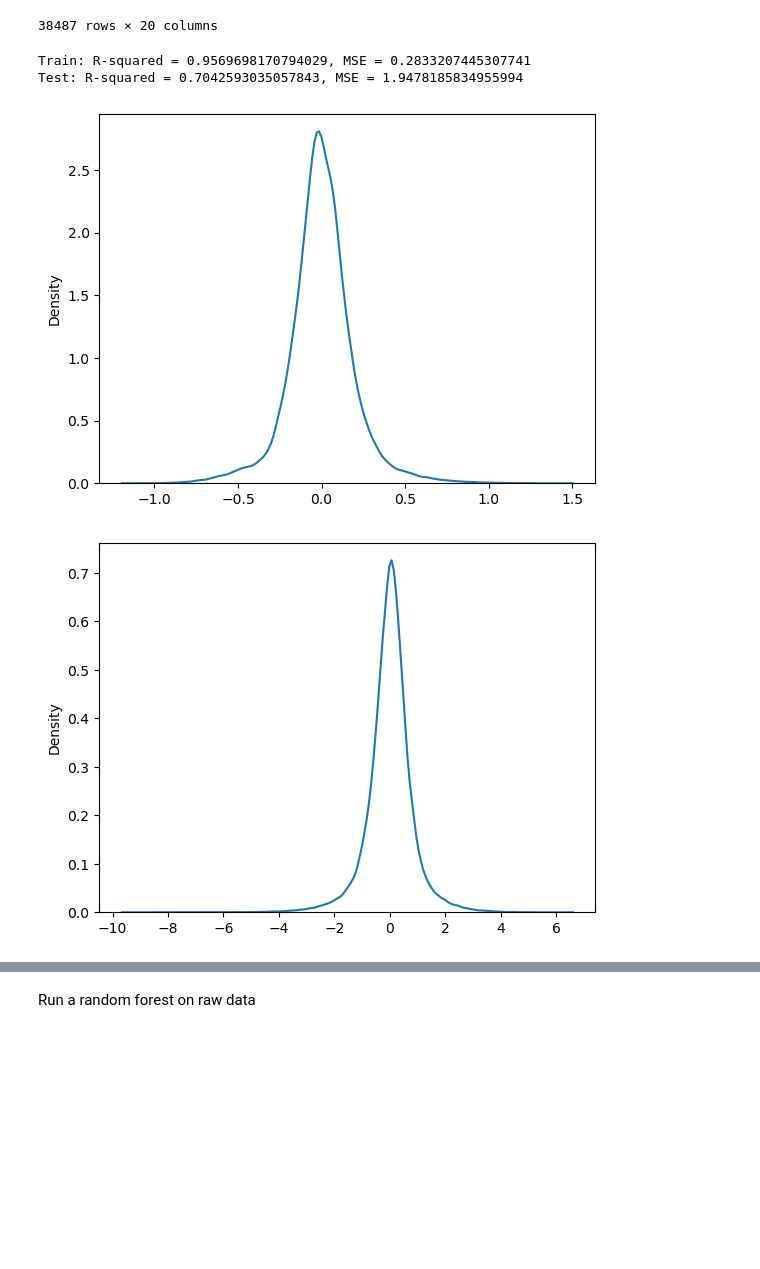
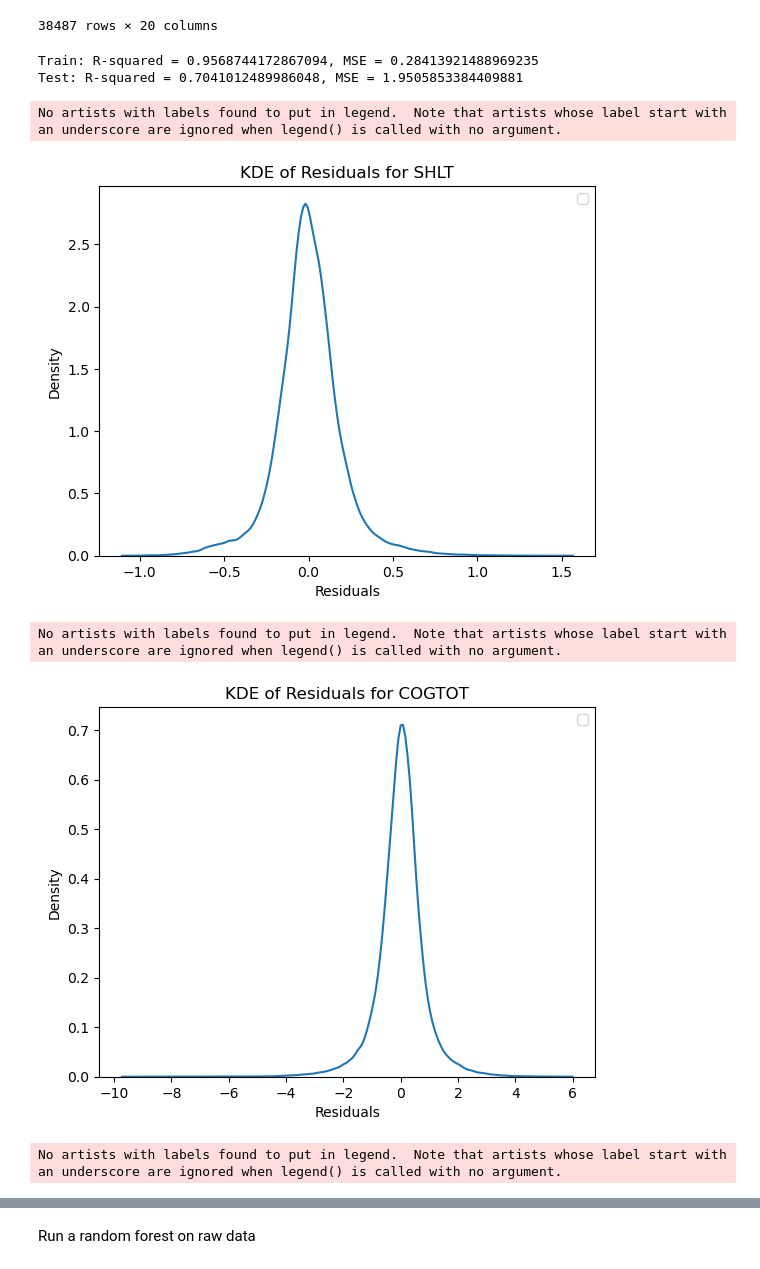
Before and after one commit to YuzhenZhou1327/ESE527_Project_HRS, a Jupyter notebook: data analysis.ipynb, the cells around one changed output, grey strips where cells are left out. Cells and saved outputs as stored; diff of their text form; code cells hidden in the pictures; blank space fills up the shorter version.

Commit message:
Add new images for data description and output

```diff
--- a/data analysis.ipynb
+++ b/data analysis.ipynb
@@ -73,17 +73,25 @@ pd.read_csv('cleaned_extracted_data.csv')
 # %%
 # df = pd.read_csv('cleaned_extracted_data.csv').drop(["HINPOVA","INHPE"], axis = 1)
 
 df = pd.read_csv('Removed_outliers_byGroup_data.csv')
 
 X = df.drop(['SHLT', 'COGTOT', 'MSTOT'], axis=1).values
 y = df[['SHLT', 'COGTOT', 'MSTOT']].values
+target_columns_1 = ['SHLT', 'COGTOT', 'MSTOT']
 
 train_e, test_e = kf_RandomFroestRegressor(X,y)
-for i in range(3):
-    sns.kdeplot(train_e[:,i])
+for i, col in enumerate(target_columns_1):
+    sns.kdeplot(train_e[:, i])
+    plt.title(f'KDE of Residuals for {col}')
+    plt.xlabel('Residuals')
+    plt.ylabel('Density')
+    plt.legend()
     plt.show()
 # %% [output]
-Train: R-squared = 0.9569698170794029, MSE = 0.2833207445307741
-Test: R-squared = 0.7042593035057843, MSE = 1.9478185834955994
+Train: R-squared = 0.9568744172867094, MSE = 0.28413921488969235
+Test: R-squared = 0.7041012489986048, MSE = 1.9505853384409881
+No artists with labels found to put in legend.  Note that artists whose label start with an underscore are ignored when legend() is called with no argument.
-[figure, old version]
+[figure, new version]
+No artists with labels found to put in legend.  Note that artists whose label start with an underscore are ignored when legend() is called with no argument.
-[figure, old version]
+[figure, new version]
+No artists with labels found to put in legend.  Note that artists whose label start with an underscore are ignored when legend() is called with no argument.
```
Also changed, not shown: parts of 3 cells of this notebook, 13 other files.
